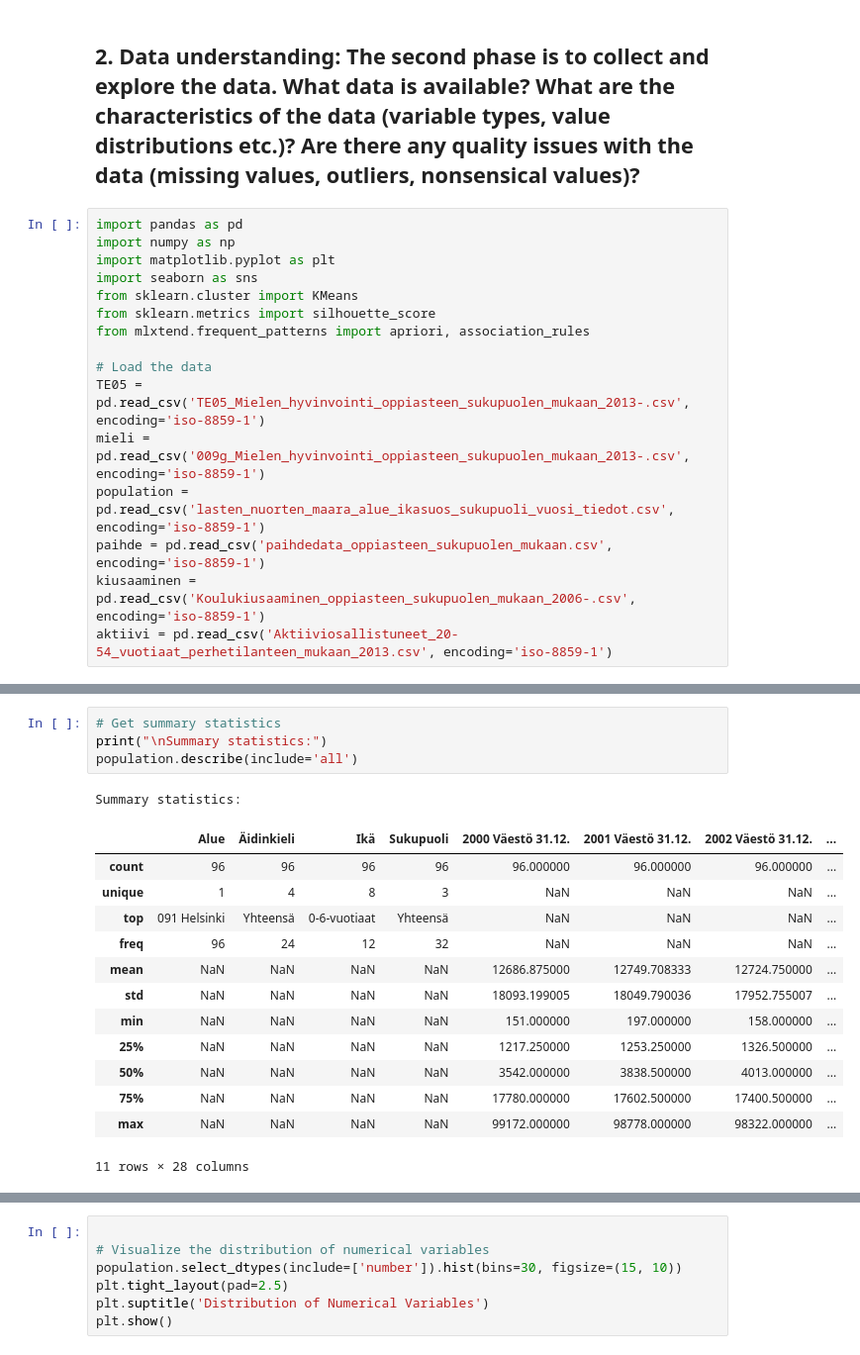
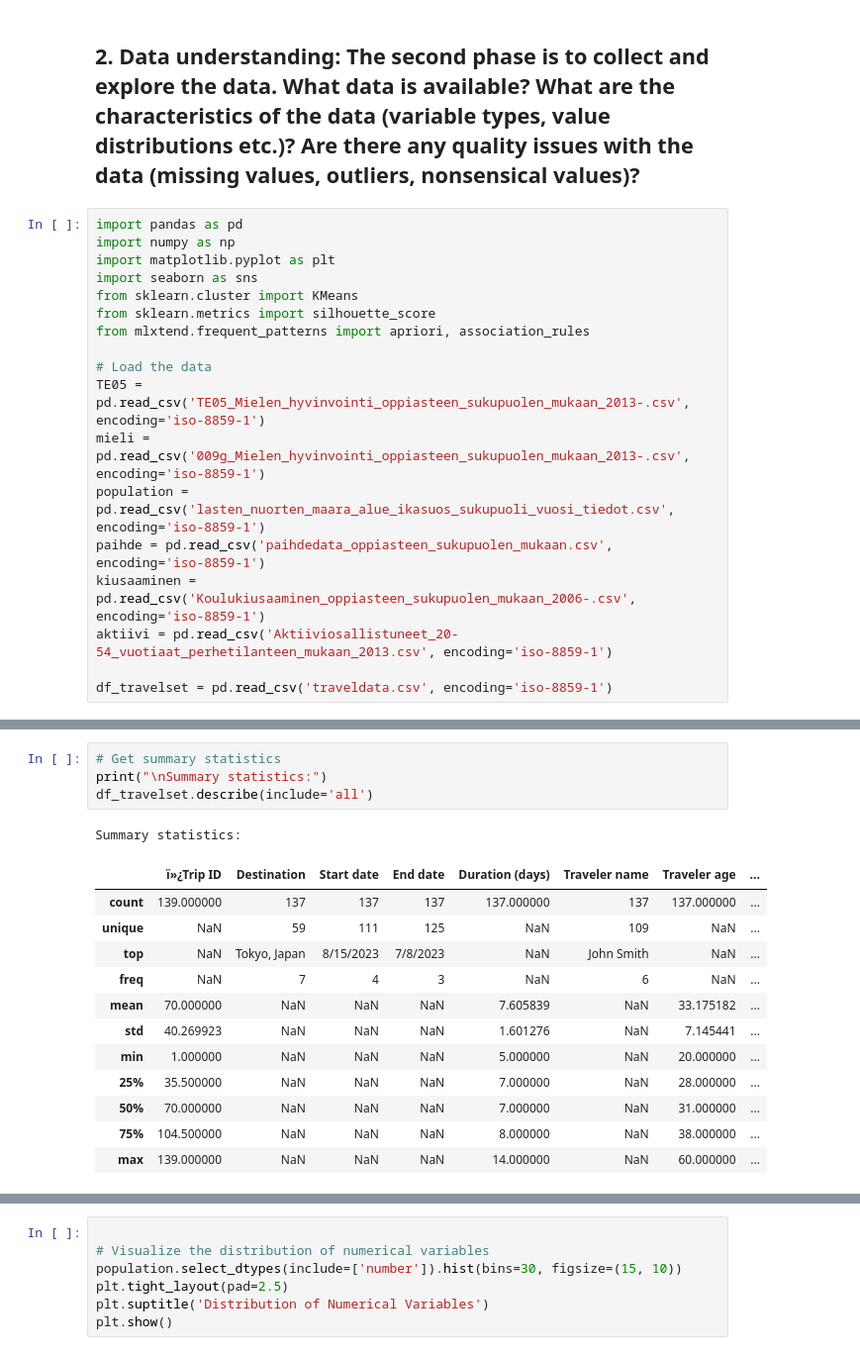
Before and after one commit to kismet85/dkkoAssignments, a Jupyter notebook: Projekti/Lasten_ja_nuorten_hyvinvointi.ipynb, the cells around one changed output, grey strips where cells are left out. Shown at 99% size. Cells and saved outputs as stored; diff of their text form.

```diff
--- a/Projekti/Lasten_ja_nuorten_hyvinvointi.ipynb
+++ b/Projekti/Lasten_ja_nuorten_hyvinvointi.ipynb
@@ -61,3 +61,5 @@ population = pd.read_csv('lasten_nuorten_maara_alue_ikasuos_sukupuoli_vuosi_tied
 paihde = pd.read_csv('paihdedata_oppiasteen_sukupuolen_mukaan.csv', encoding='iso-8859-1')
 kiusaaminen = pd.read_csv('Koulukiusaaminen_oppiasteen_sukupuolen_mukaan_2006-.csv', encoding='iso-8859-1')
 aktiivi = pd.read_csv('Aktiiviosallistuneet_20-54_vuotiaat_perhetilanteen_mukaan_2013.csv', encoding='iso-8859-1')
+
+df_travelset = pd.read_csv('traveldata.csv', encoding='iso-8859-1')
@@ -126,22 +153,21 @@ dtype: object
 # %%
 # Get summary statistics
 print("\nSummary statistics:")
-population.describe(include='all')
+df_travelset.describe(include='all')
 # %% [output]
 Summary statistics:
-|  | Alue | Äidinkieli | Ikä | Sukupuoli | 2000 Väestö 31.12. | 2001 Väestö 31.12. | 2002 Väestö 31.12. | ... |
-| count | 96 | 96 | 96 | 96 | 96.000000 | 96.000000 | 96.000000 | ... |
-| unique | 1 | 4 | 8 | 3 | NaN | NaN | NaN | ... |
-| top | 091 Helsinki | Yhteensä | 0-6-vuotiaat | Yhteensä | NaN | NaN | NaN | ... |
-| freq | 96 | 24 | 12 | 32 | NaN | NaN | NaN | ... |
-| mean | NaN | NaN | NaN | NaN | 12686.875000 | 12749.708333 | 12724.750000 | ... |
-| std | NaN | NaN | NaN | NaN | 18093.199005 | 18049.790036 | 17952.755007 | ... |
-| min | NaN | NaN | NaN | NaN | 151.000000 | 197.000000 | 158.000000 | ... |
-| 25% | NaN | NaN | NaN | NaN | 1217.250000 | 1253.250000 | 1326.500000 | ... |
-| 50% | NaN | NaN | NaN | NaN | 3542.000000 | 3838.500000 | 4013.000000 | ... |
-| 75% | NaN | NaN | NaN | NaN | 17780.000000 | 17602.500000 | 17400.500000 | ... |
-| max | NaN | NaN | NaN | NaN | 99172.000000 | 98778.000000 | 98322.000000 | ... |
+|  | ï»¿Trip ID | Destination | Start date | End date | Duration (days) | Traveler name | Traveler age | ... |
+| count | 139.000000 | 137 | 137 | 137 | 137.000000 | 137 | 137.000000 | ... |
+| unique | NaN | 59 | 111 | 125 | NaN | 109 | NaN | ... |
+| top | NaN | Tokyo, Japan | 8/15/2023 | 7/8/2023 | NaN | John Smith | NaN | ... |
+| freq | NaN | 7 | 4 | 3 | NaN | 6 | NaN | ... |
+| mean | 70.000000 | NaN | NaN | NaN | 7.605839 | NaN | 33.175182 | ... |
+| std | 40.269923 | NaN | NaN | NaN | 1.601276 | NaN | 7.145441 | ... |
+| min | 1.000000 | NaN | NaN | NaN | 5.000000 | NaN | 20.000000 | ... |
+| 25% | 35.500000 | NaN | NaN | NaN | 7.000000 | NaN | 28.000000 | ... |
+| 50% | 70.000000 | NaN | NaN | NaN | 7.000000 | NaN | 31.000000 | ... |
+| 75% | 104.500000 | NaN | NaN | NaN | 8.000000 | NaN | 38.000000 | ... |
+| max | 139.000000 | NaN | NaN | NaN | 14.000000 | NaN | 60.000000 | ... |
-11 rows × 28 columns
 # %%
 
 # Check for missing values
```
Also changed, not shown: parts of 11 cells of this notebook, 6 other files.
